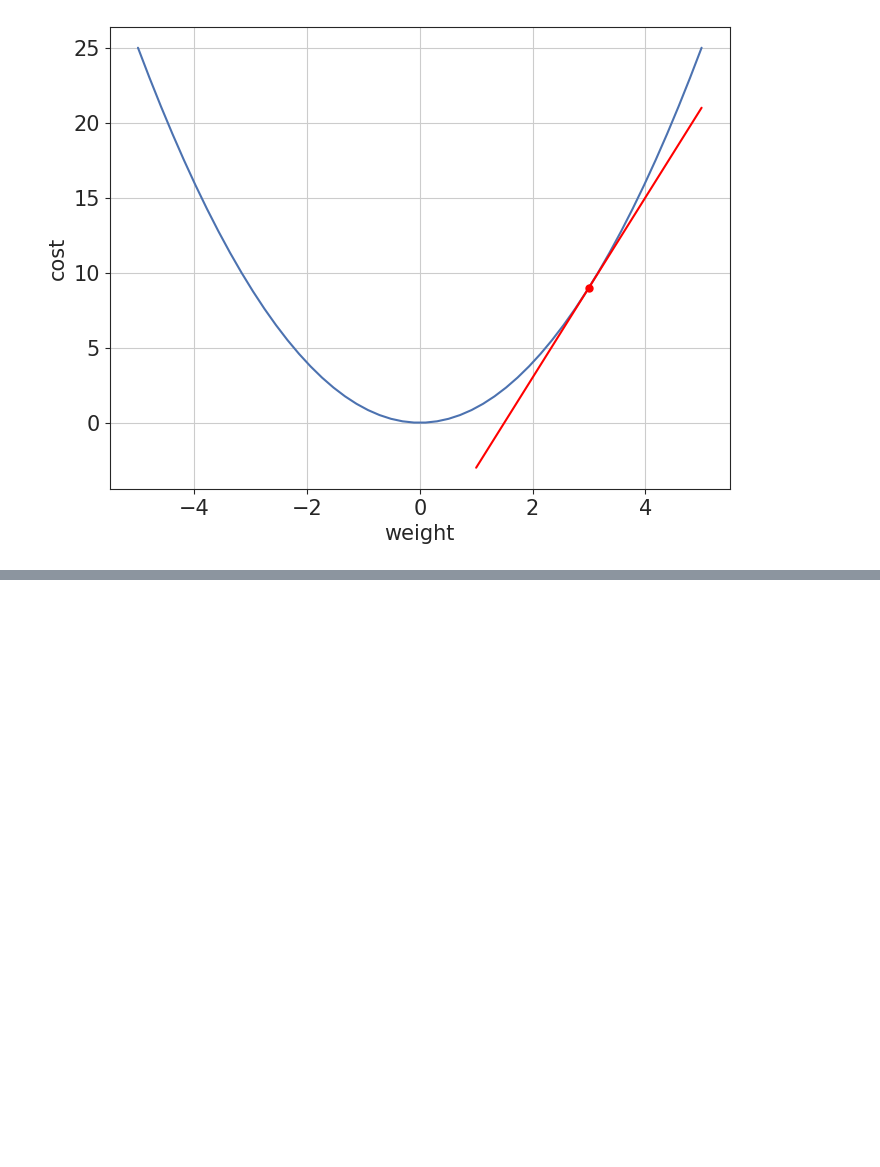
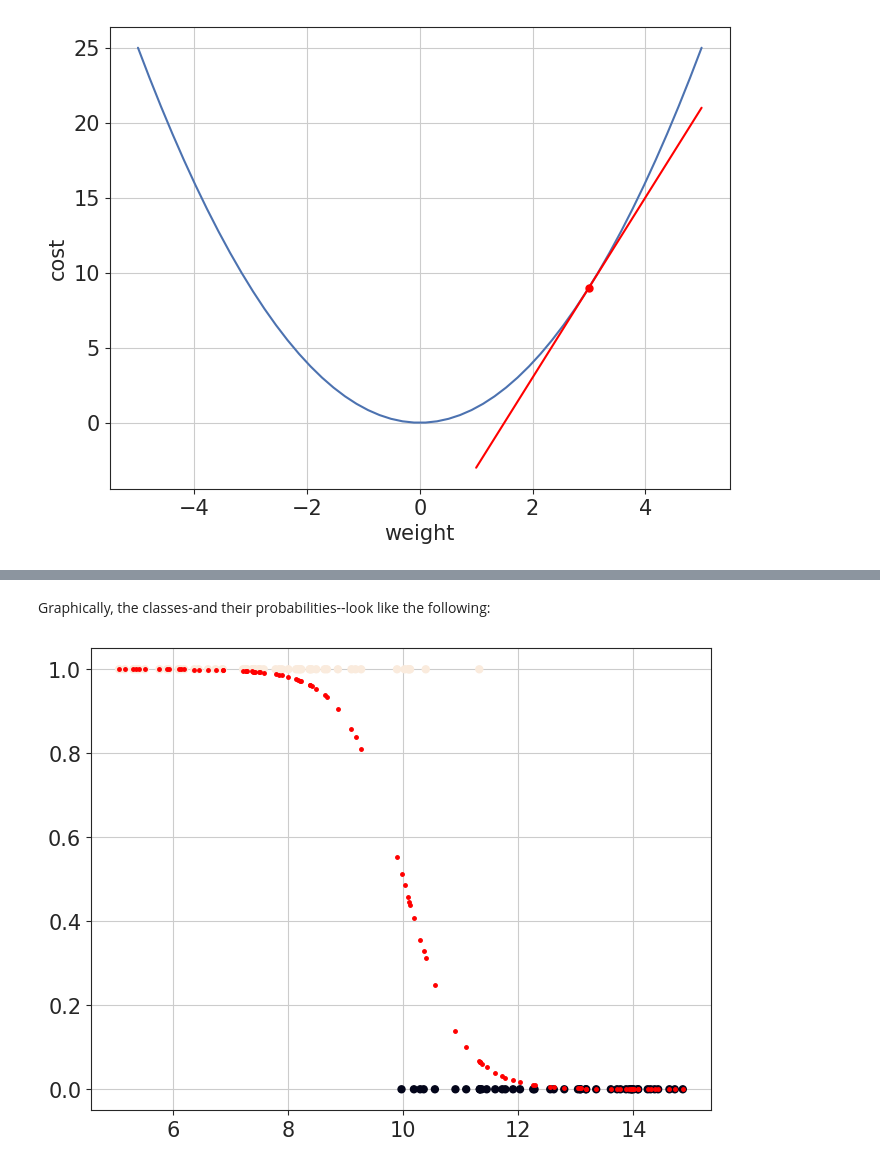
Before and after one commit to sminerport/ml-4-every1, a Jupyter notebook: Chapter-15-Connections-Extensions-and-Further-Directions.ipynb, the cells around one changed output, grey strips where cells are left out. Drawn from its saved outputs; the diff is of its cells as text; code cells hidden in the pictures; blank space fills up the shorter version.

```diff
--- a/Chapter-15-Connections-Extensions-and-Further-Directions.ipynb
+++ b/Chapter-15-Connections-Extensions-and-Further-Directions.ipynb
@@ -115,0 +279,13 @@ ax.set_ylabel('cost');
+# %%
+logreg_ftr = np.random.uniform(5,15,size=(100,))
+true_wgts = m,b = -2, 20
+line_of_logodds = m*logreg_ftr + b
+prob_at_x = np.exp(line_of_logodds) / (1 + np.exp(line_of_logodds))
+
+logreg_tgt = np.random.binomial(1, prob_at_x, len(logreg_ftr))
+logreg_ftrs_p1 = np.c_[logreg_ftr,
+                       np.ones_like(logreg_ftr)]
+logreg_table = pd.DataFrame(logreg_ftrs_p1,
+                            columns=['ftr_1','ones'])
+logreg_table['tgt'] = logreg_tgt
+display(logreg_table.head())
@@ -115,0 +299,8 @@ ax.set_ylabel('cost');
+# %% [markdown]
+Graphically, the classes-and their probabilities--look like the following:
+# %%
+fig, ax = plt.subplots(1,1)
+ax.plot(logreg_ftr, prob_at_x, 'r.')
+ax.scatter(logreg_ftr, logreg_tgt, c=logreg_tgt);
+# %% [output]
+[figure, added]
```
Also changed, not shown: parts of 42 cells of this notebook.
